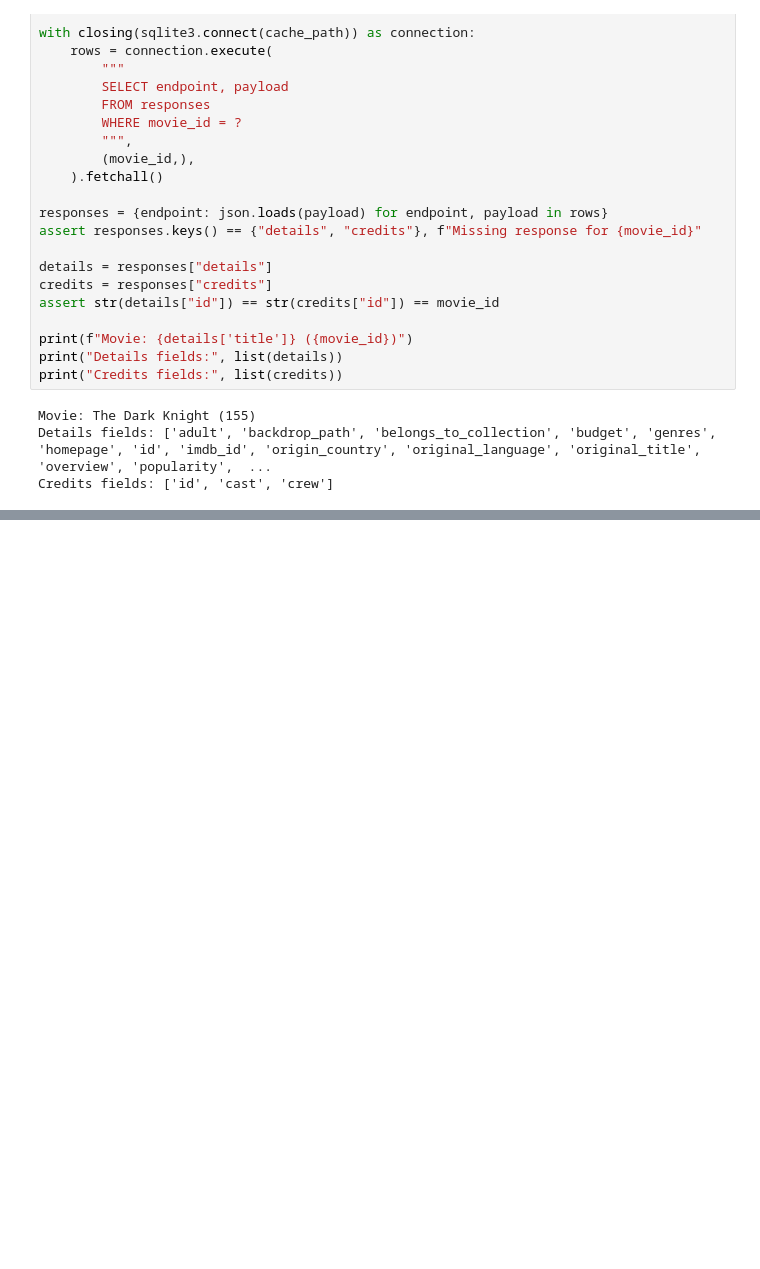
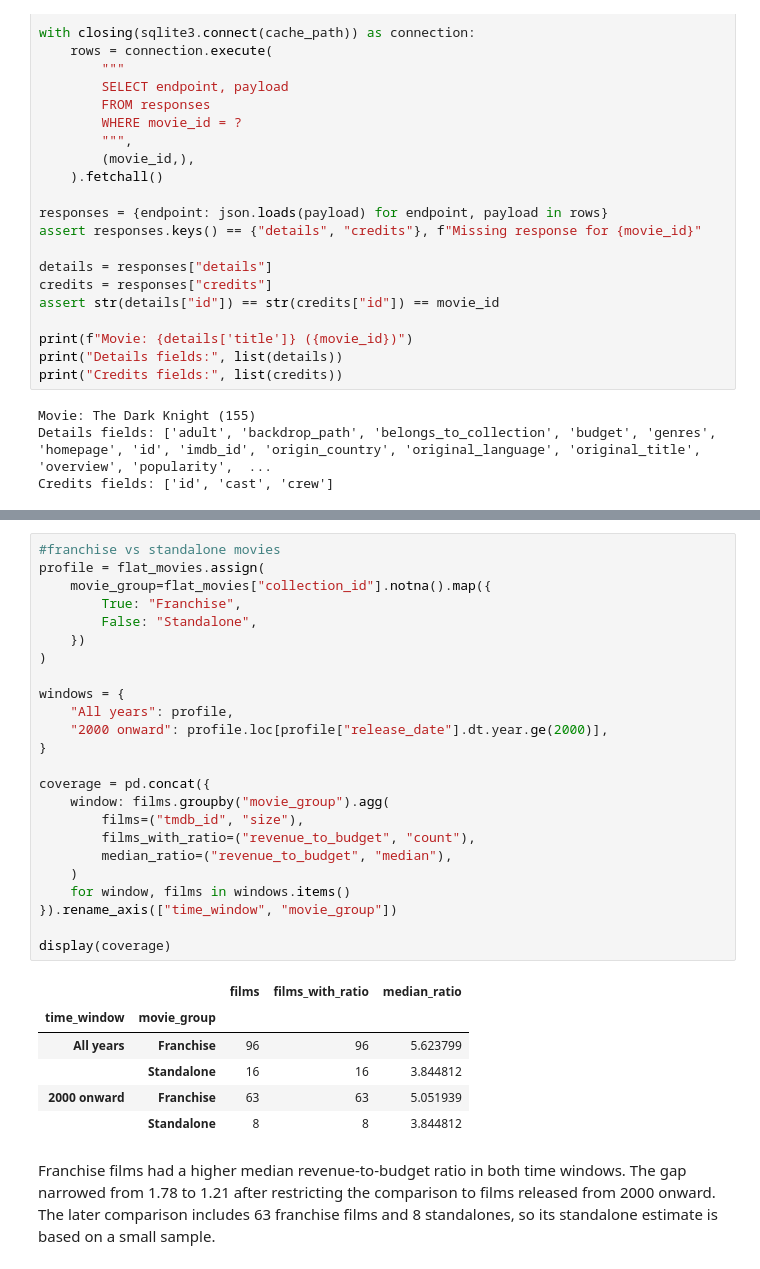
Before and after one commit to paulbletcher/lab2, a Jupyter notebook: data profile/tmdb_data_profile.ipynb, the cells around one changed output, grey strips where cells are left out. Drawn from its saved outputs; the diff is of its cells as text; blank space fills up the shorter version.

```diff
--- a/data profile/tmdb_data_profile.ipynb
+++ b/data profile/tmdb_data_profile.ipynb
@@ -120,0 +347,33 @@ print("Directors:", [person["name"] for person in directors])
+# %%
+#franchise vs standalone movies
+profile = flat_movies.assign(
+    movie_group=flat_movies["collection_id"].notna().map({
+        True: "Franchise",
+        False: "Standalone",
+    })
+)
+
+windows = {
+    "All years": profile,
+    "2000 onward": profile.loc[profile["release_date"].dt.year.ge(2000)],
+}
+
+coverage = pd.concat({
+    window: films.groupby("movie_group").agg(
+        films=("tmdb_id", "size"),
+        films_with_ratio=("revenue_to_budget", "count"),
+        median_ratio=("revenue_to_budget", "median"),
+    )
+    for window, films in windows.items()
+}).rename_axis(["time_window", "movie_group"])
+
+display(coverage)
+# %% [output]
+|  |  | films | films_with_ratio | median_ratio |
+| time_window | movie_group |  |  |  |
+| All years | Franchise | 96 | 96 | 5.623799 |
+|  | Standalone | 16 | 16 | 3.844812 |
+| 2000 onward | Franchise | 63 | 63 | 5.051939 |
+|  | Standalone | 8 | 8 | 3.844812 |
+# %% [markdown]
+Franchise films had a higher median revenue-to-budget ratio in both time windows. The gap narrowed from 1.78 to 1.21 after restricting the comparison to films released from 2000 onward. The later comparison includes 63 franchise films and 8 standalones, so its standalone estimate is based on a small sample.
```
Also changed, not shown: parts of 13 cells of this notebook.
